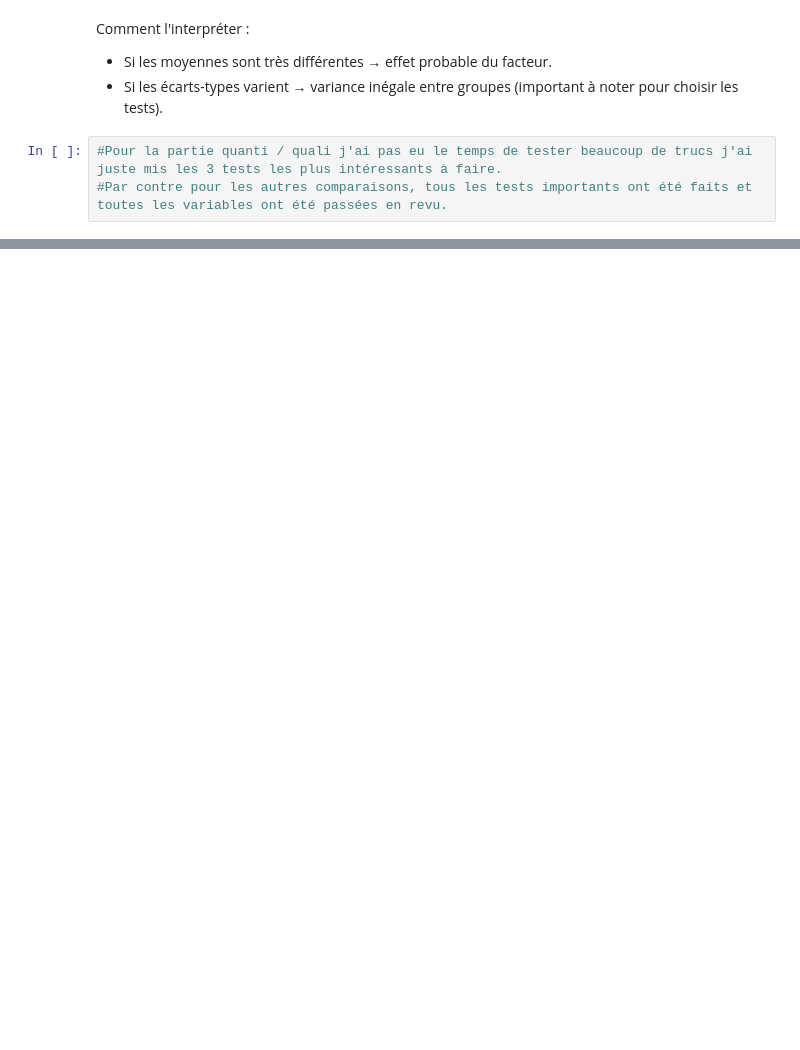
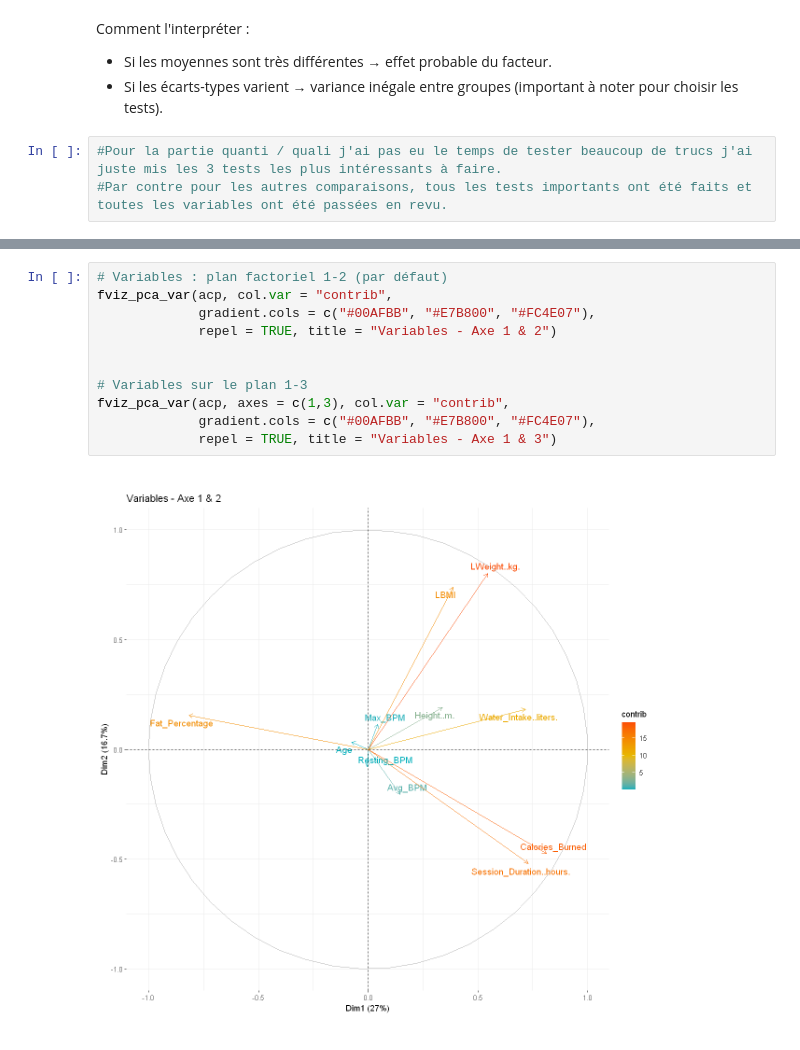
Before and after one commit to QUENTINTOUIL/Projet_ML, a Jupyter notebook: V2_R.ipynb, the cells around one changed output, grey strips where cells are left out. Cells and saved outputs as stored; diff of their text form; blank space fills up the shorter version.

```diff
--- a/V2_R.ipynb
+++ b/V2_R.ipynb
@@ -501,0 +562,13 @@ Comment l'interpréter :
+# %%
+# Variables : plan factoriel 1-2 (par défaut)
+fviz_pca_var(acp, col.var = "contrib",
+             gradient.cols = c("#00AFBB", "#E7B800", "#FC4E07"),
+             repel = TRUE, title = "Variables - Axe 1 & 2")
+
+
+# Variables sur le plan 1-3
+fviz_pca_var(acp, axes = c(1,3), col.var = "contrib",
+             gradient.cols = c("#00AFBB", "#E7B800", "#FC4E07"),
+             repel = TRUE, title = "Variables - Axe 1 & 3")
+# %% [output]
+[figure, added]
```
Also changed, not shown: parts of 27 cells of this notebook.
